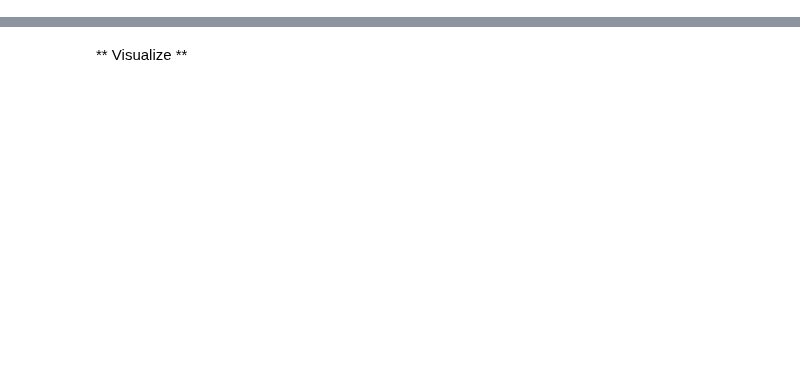
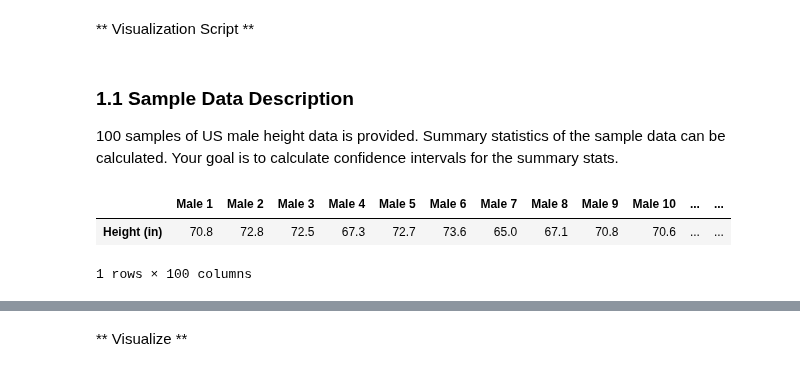
Before and after one commit to aegis4048/Petroleum_Engineering, a Jupyter notebook: Data Analysis/Uncertainty Modeling with Bootstrap Simulation.ipynb, the cells around one changed output, grey strips where cells are left out. Saved outputs shown, nothing was run; the diff lists cells and outputs as text; code cells hidden in the pictures; blank space fills up the shorter version.

```diff
--- a/Data Analysis/Uncertainty Modeling with Bootstrap Simulation.ipynb
+++ b/Data Analysis/Uncertainty Modeling with Bootstrap Simulation.ipynb
@@ -68,0 +82,2 @@ monte_data = pd.DataFrame([male], index=['Male Height (inches)']).T
+# %% [markdown]
+** Visualization Script **
@@ -68,0 +97,13 @@ monte_data = pd.DataFrame([male], index=['Male Height (inches)']).T
+# %% [markdown]
+### 1.1 Sample Data Description
+
+100 samples of US male height data is provided. Summary statistics of the sample data can be calculated. Your goal is to calculate confidence intervals for the summary stats.
+# %%
+# height data
+height_data = pd.read_csv('sample_data/US_Male_Height.csv')
+height_data.index = ['Male ' + str(i + 1) for i in range(height_data.shape[0])]
+height_data.round(1).T
+# %% [output]
+|  | Male 1 | Male 2 | Male 3 | Male 4 | Male 5 | Male 6 | Male 7 | Male 8 | Male 9 | Male 10 | ... | ... |
+| Height (in) | 70.8 | 72.8 | 72.5 | 67.3 | 72.7 | 73.6 | 65.0 | 67.1 | 70.8 | 70.6 | ... | ... |
+1 rows × 100 columns
```
Also changed, not shown: parts of 44 cells of this notebook, 2 other files.
